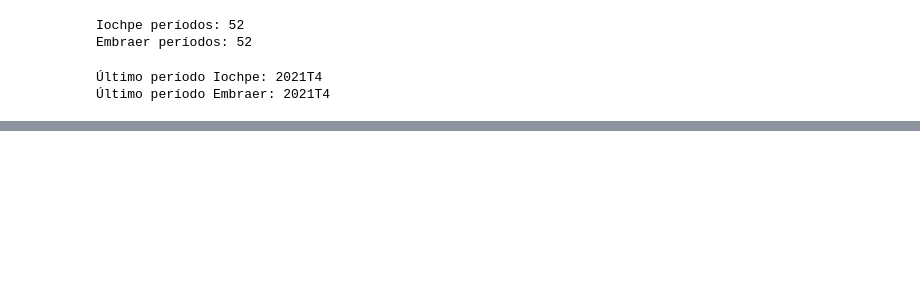
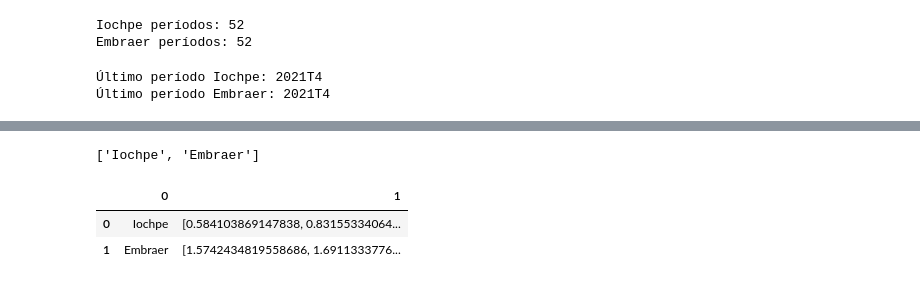
Before and after one commit to zfbf/Valuation, a Jupyter notebook: jupyter/Indicadores_Iochpe.ipynb, the cells around one changed output, grey strips where cells are left out. Cells and saved outputs as stored; diff of their text form; code cells hidden in the pictures; blank space fills up the shorter version.

```diff
--- a/jupyter/Indicadores_Iochpe.ipynb
+++ b/jupyter/Indicadores_Iochpe.ipynb
@@ -62 +51,4 @@ RuntimeError: dictionary changed size during iteration
+# %%
+iochpe_ind_liquidez_geral_dict = iochpe_ind_liquidez_geral_reporter.execute(outros=outros_valuations)
+#iochpe_ind_liquidez_geral_dict = iochpe_ind_liquidez_geral_reporter.execute()
 # %%
@@ -67,3 +94,23 @@ iochpe_ind_liquidez_df = iochpe_ind_liquidez_df.set_index(index_str_array)
+# %%
+aux_dict = iochpe_ind_liquidez_geral_dict
+nome_empresa_base = aux_dict['empresa_base']['nome']
+nomes_outras_empresas = [d['nome'] for d in aux_dict['outras_empresas']]
+keys = [nome_empresa_base] + nomes_outras_empresas
+keys
+# %% [output]
+['Iochpe', 'Embraer']
+# %%
+ind_liquidez_geral_empresa_base = aux_dict['empresa_base']['liquidez_geral']
+ind_liquidez_geral_outras_empresas = [d['liquidez_geral'] for d in aux_dict['outras_empresas']]
+values = [ind_liquidez_geral_empresa_base] + ind_liquidez_geral_outras_empresas
+# %%
+df = pd.DataFrame.from_dict(zip(keys, values))
+# %%
+df
+# %% [output]
+|  | 0 | 1 |
+| 0 | Iochpe | [0.584103869147838, 0.83155334064... |
+| 1 | Embraer | [1.5742434819558686, 1.6911333776... |
 # %%
 iochpe_indices_atividade = iochpe_valuation.get_indices_atividade(2011, 4, 2021, 4)
 embraer_indices_atividade = embraer_valuation.get_indices_atividade(2011, 4, 2021, 4)
```
Also changed, not shown: parts of 7 cells of this notebook, 43 other files.
